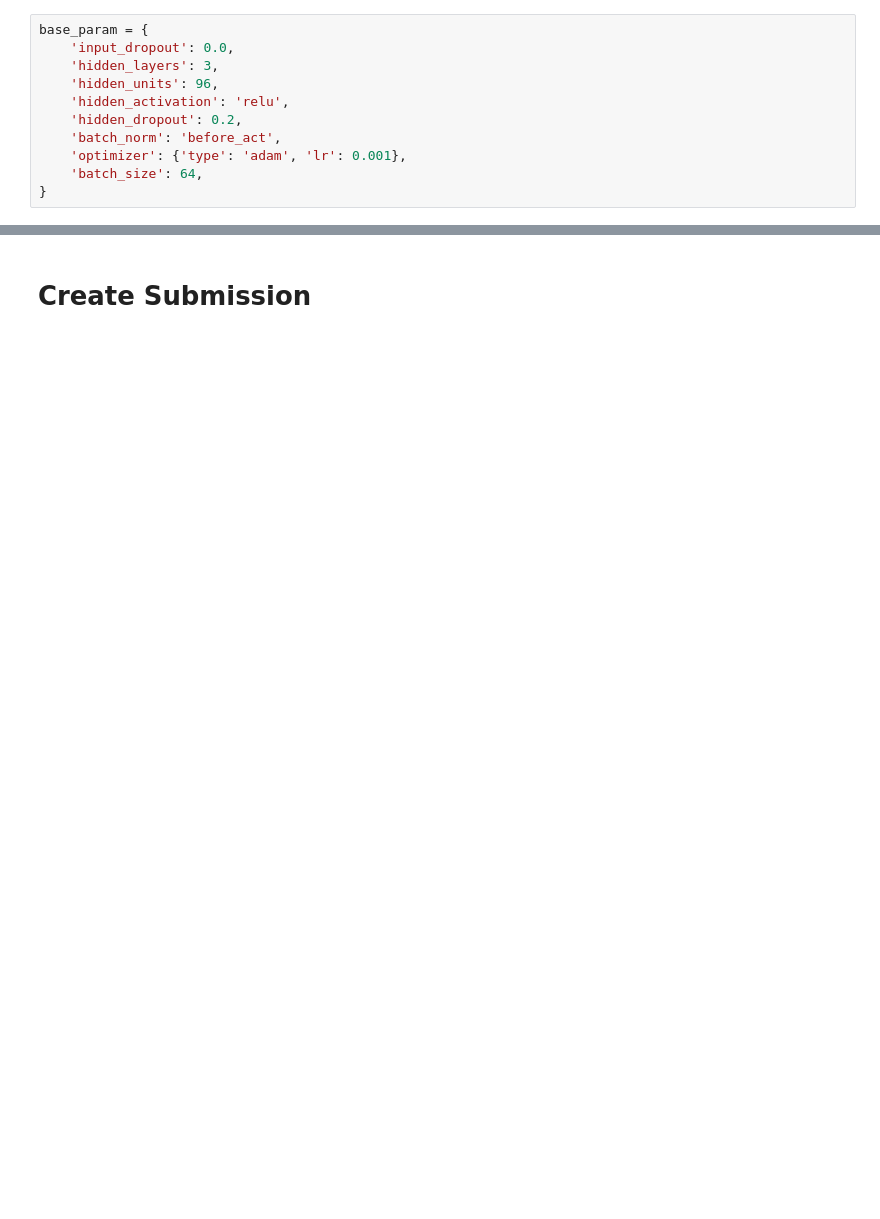
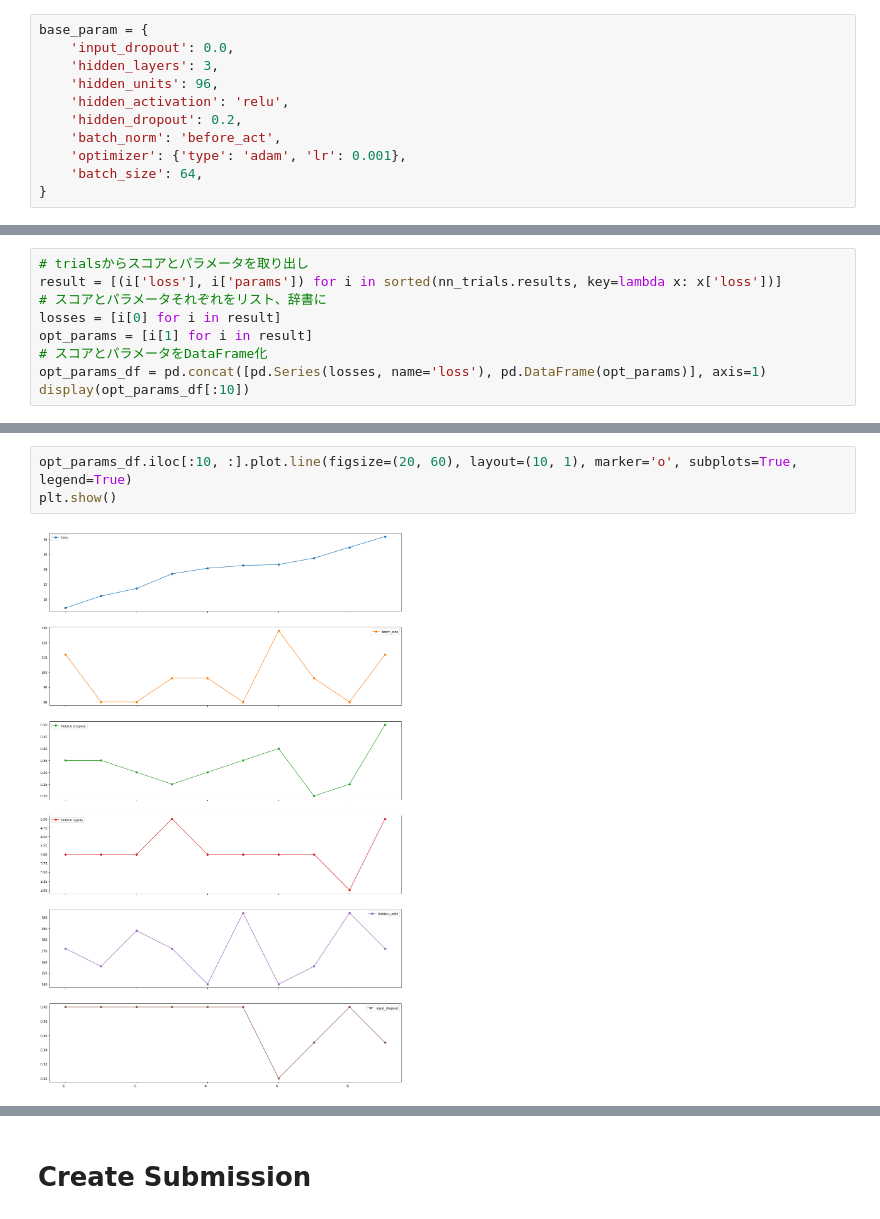
Before and after one commit to YusukeAmg/SIGNATE_4th_BeginnerOnlyCompetition, a Jupyter notebook: notebook/NeuralNet.ipynb, the cells around one changed output, grey strips where cells are left out. Cells and saved outputs as stored; diff of their text form; blank space fills up the shorter version.

```diff
--- a/notebook/NeuralNet.ipynb
+++ b/notebook/NeuralNet.ipynb
@@ -264,0 +255,9 @@ history[8]
+# %%
+# trialsからスコアとパラメータを取り出し
+result = [(i['loss'], i['params']) for i in sorted(nn_trials.results, key=lambda x: x['loss'])]
+# スコアとパラメータそれぞれをリスト、辞書に
+losses = [i[0] for i in result]
+opt_params = [i[1] for i in result]
+# スコアとパラメータをDataFrame化
+opt_params_df = pd.concat([pd.Series(losses, name='loss'), pd.DataFrame(opt_params)], axis=1)
+display(opt_params_df[:10])
@@ -264,0 +276,5 @@ history[8]
+# %%
+opt_params_df.iloc[:10, :].plot.line(figsize=(20, 60), layout=(10, 1), marker='o', subplots=True, legend=True)
+plt.show()
+# %% [output]
+[figure, added]
```
Also changed, not shown: parts of 12 cells of this notebook, 1 other file.
